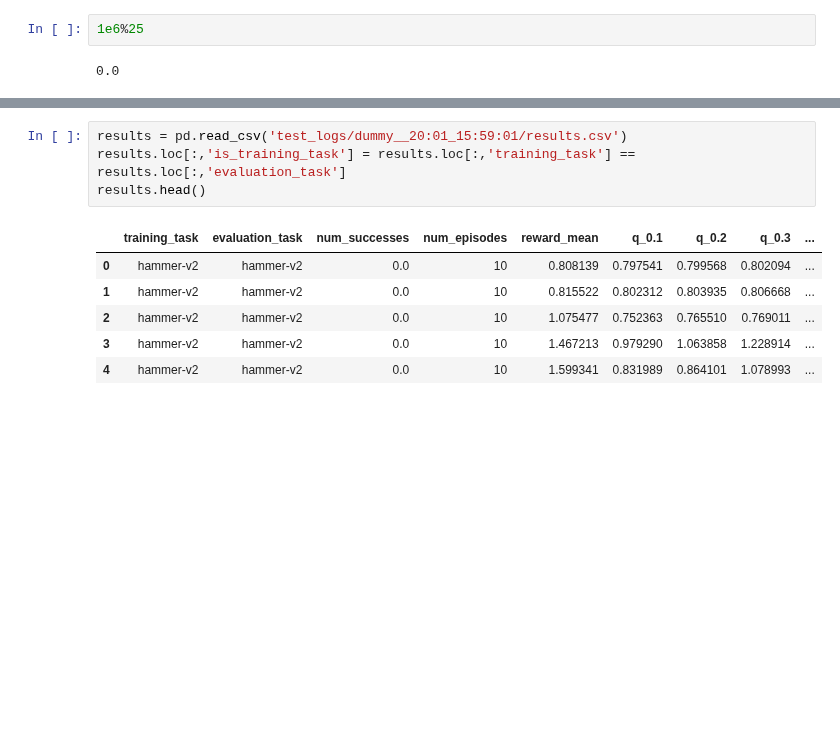
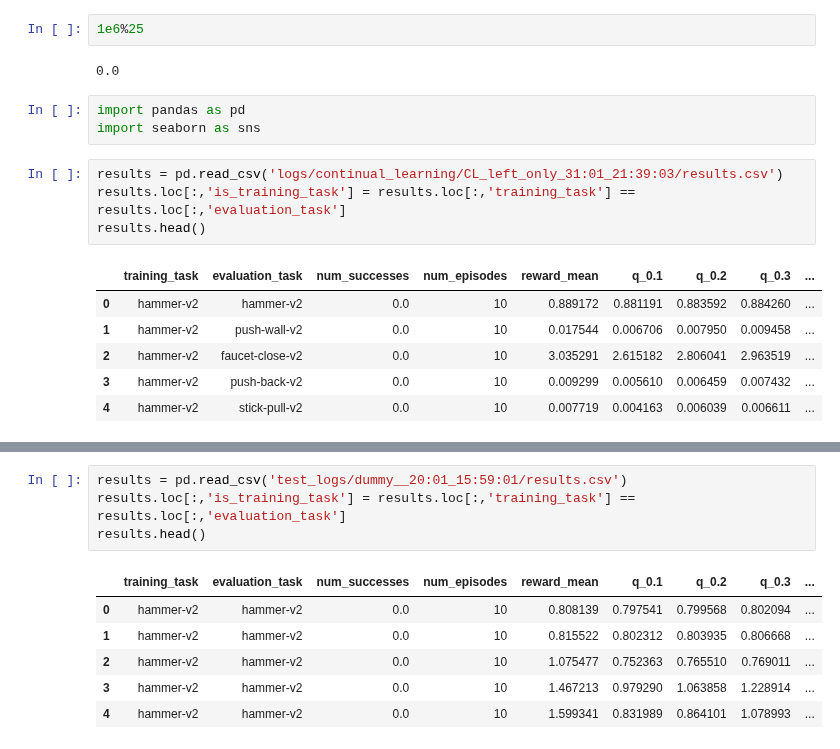
Before and after one commit to gdubbs100/right_left_brain_rl, a Jupyter notebook: continual_training_test.ipynb, the cells around one changed output, grey strips where cells are left out. Cells and saved outputs as stored; diff of their text form; blank space fills up the shorter version.

```diff
--- a/continual_training_test.ipynb
+++ b/continual_training_test.ipynb
@@ -216,3 +212,17 @@ False True
 1e6%25
 # %% [output]
 0.0
+# %%
+import pandas as pd
+import seaborn as sns
+# %%
+results = pd.read_csv('logs/continual_learning/CL_left_only_31:01_21:39:03/results.csv')
+results.loc[:,'is_training_task'] = results.loc[:,'training_task'] == results.loc[:,'evaluation_task']
+results.head()
+# %% [output]
+|  | training_task | evaluation_task | num_successes | num_episodes | reward_mean | q_0.1 | q_0.2 | q_0.3 | ... |
+| 0 | hammer-v2 | hammer-v2 | 0.0 | 10 | 0.889172 | 0.881191 | 0.883592 | 0.884260 | ... |
+| 1 | hammer-v2 | push-wall-v2 | 0.0 | 10 | 0.017544 | 0.006706 | 0.007950 | 0.009458 | ... |
+| 2 | hammer-v2 | faucet-close-v2 | 0.0 | 10 | 3.035291 | 2.615182 | 2.806041 | 2.963519 | ... |
+| 3 | hammer-v2 | push-back-v2 | 0.0 | 10 | 0.009299 | 0.005610 | 0.006459 | 0.007432 | ... |
+| 4 | hammer-v2 | stick-pull-v2 | 0.0 | 10 | 0.007719 | 0.004163 | 0.006039 | 0.006611 | ... |
```
Also changed, not shown: parts of 3 cells of this notebook, 5 other files.
